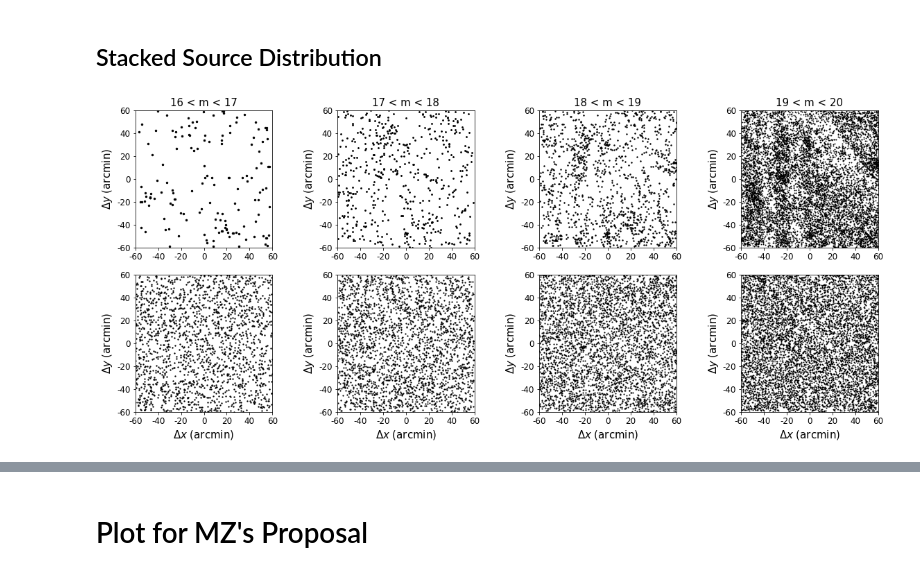
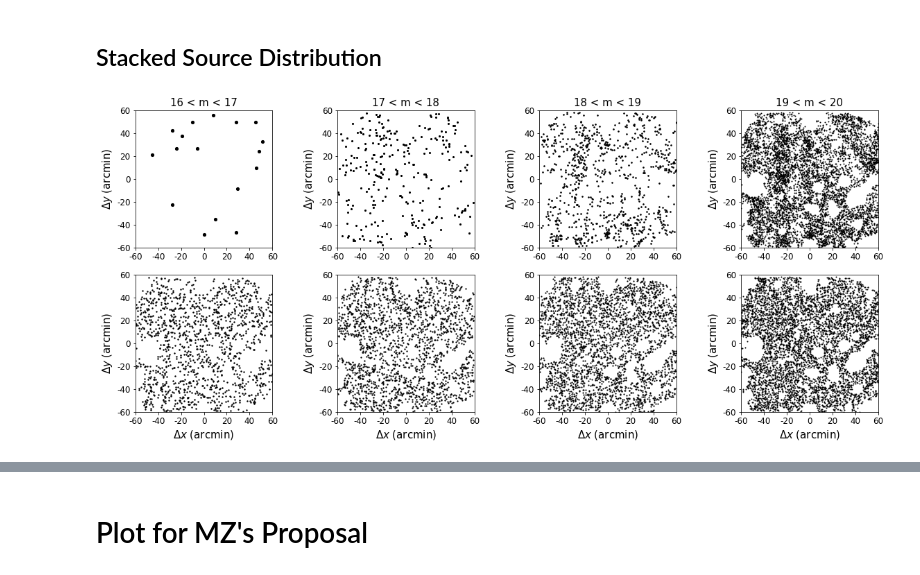
Before and after one commit to yuntingcheng/python_ciber, a Jupyter notebook: stack_modelfit/paperfigs.ipynb, the cells around one changed output, grey strips where cells are left out. Drawn from its saved outputs; the diff is of its cells as text; code cells hidden in the pictures.

```diff
--- a/stack_modelfit/paperfigs.ipynb
+++ b/stack_modelfit/paperfigs.ipynb
@@ -75,14 +7,13 @@ from reduction import *
 from utils import *
 
 data_maps = {1: image_reduction(1), 2: image_reduction(2)}
-
-filt_order = {1:3, 2:5}
 # %%
 pixticks = np.linspace(0,1023,7)
 pixtick_labels = ['-60', '-40', '-20', '0', '20', '40', '60']
 
 for ifield in [4,5,6,7,8]:
     for inst in [1,2]:
+        filt_order = filt_order_dict[inst]
         apf2eps = cal_factor_dict['apf2eps'][inst]
         apf2nWpm2psr = cal_factor_dict['apf2nWpm2psr'][inst][ifield]
         rawmap, DCmap, mask_inst, mapin, cbmap, strmask, FF\
@@ -154,7 +85,7 @@ for ifield in [4,5,6,7,8]:
         axi.set_ylabel(r"$\Delta y$ (arcmin)", fontsize=15)
 
         axi = ax[1][3]
-        filtmap = image_poly_filter(cbmap, strmask*mask_inst, degree=filt_order[inst])
+        filtmap = image_poly_filter(cbmap, strmask*mask_inst, degree=filt_order)
         p = imageclip(filtmap*mask_inst*strmask, ax=axi,
                       vmin=p['vmin'], vmax=p['vmax'],return_objects=True)
         p['cbar'].ax.set_ylabel('$nW/m^2/sr$', rotation=90, fontsize=15)
@@ -307,15 +243,15 @@ for ifield in [4,5,6,7,8]:
     for inst in [1,2]:
         plt.close()
         fig, ax = plt.subplots(2, 4, figsize = (20,6))
+        filt_order = filt_order_dict[inst]
         for im,(m_min,m_max) in enumerate(zip(magbindict['m_min'],magbindict['m_max'])):
-#             stackdat = stacking(inst, ifield, m_min, m_max, load_from_file=True, BGsub=False).stackdat
-            stackdat = stacking(inst, ifield, m_min, m_max, filt_order=filt_order[inst],
+            stackdat = stacking(inst, ifield, m_min, m_max, filt_order=filt_order,
                                 load_from_file=True, BGsub=False).stackdat
 
             plot_err_log(stackdat['rbins'],
                          stackdat['profcb'],
                          np.sqrt(np.diag(stackdat['cov']['profcb'])),
-                         ax=ax[0][im], color='k',label='Source Stack')
+                         ax=ax[0][im], color='k',label='Galaxy Stack')
             ax[0][im].loglog(stackdat['rbins'],stackdat['PSF']['profcb'],
                           'C1', alpha=0.6, lw=3, label='PSF Model')
 #             plot_err_log(stackdat['rbins']*1.01,
@@ -342,5 +278,5 @@ for ifield in [4,5,6,7,8]:
         ax[1][-1].legend(fontsize=12)
 
         plt.savefig('plots/paperfig/profile_TM%d_%s.pdf'%(inst, fieldnamedict[ifield]),
-                    dpi = 200, bbox_inches='tight')
+                    dpi = 150, bbox_inches='tight')
 # %% [output]
@@ -430,42 +416,57 @@ fig1.savefig('plots/paperfig/profile_avg.png'%(inst),
 ## Stacked Source Distribution
 # %%
 from stack_ancillary import *
+# from reduction import *
+# data_maps = {1: image_reduction(1), 2: image_reduction(2)}
 
 pixticks = np.linspace(0,1023,7)
 pixtick_labels = ['-60', '-40', '-20', '0', '20', '40', '60']
 
+inst = 1
 for ifield in [4,5,6,7,8]:
+    cbmap, psmap, strmask, strnum, mask_inst1, mask_inst2 = \
+    load_processed_images(data_maps, return_names=[(inst,ifield,'cbmap'),
+                                        (inst,ifield,'psmap'),
+                                       (inst,ifield,'strmask'),
+                                       (inst,ifield,'strnum'),
+                                       (1,ifield,'mask_inst'),
+                               (2,ifield,'mask_inst')])
+    if inst==1:
+        mask_inst = mask_inst1
+    else:
+        mask_inst = mask_inst2
+
     plt.close()
     fig, ax = plt.subplots(2, 4, figsize = (20,8))
     for im,(m_min,m_max) in enumerate(zip(magbindict['m_min'],magbindict['m_max'])):
-        srcdat = ps_src_select(1, ifield, m_min, m_max,
-                       [np.ones((1024,1024)), np.ones((1024,1024))], sample_type='all')
+        srcdat = ps_src_select(inst, ifield, m_min, m_max,
+            [mask_inst1, mask_inst2], sample_type='all')
         xg, yg = srcdat['xg_arr'], srcdat['yg_arr']
         xs, ys = srcdat['xs_arr'], srcdat['ys_arr']
 
         ax[0][im].scatter(xg, yg, s=np.sqrt(5e3/len(xg)), c='k')
         ax[0][im].set_title('%d < m < %d'%(m_min, m_max), fontsize=15)
         ax[0][im].set_xlim([0,1023])
         ax[0][im].set_ylim([0,1023])
         ax[0][im].set_aspect('equal')
         ax[0][im].set_xticks(pixticks)
         ax[0][im].set_xticklabels(pixtick_labels, fontsize=12)
         ax[0][im].set_yticks(pixticks)
         ax[0][im].set_yticklabels(pixtick_labels, fontsize=12)
         ax[0][im].set_ylabel(r"$\Delta y$ (arcmin)", fontsize=15)
 
         ax[1][im].scatter(xs, ys, s=np.sqrt(5e3/len(xs)), c='k')
         ax[1][im].set_xlim([0,1023])
         ax[1][im].set_ylim([0,1023])
         ax[1][im].set_aspect('equal')
         ax[1][im].set_xticks(pixticks)
         ax[1][im].set_xticklabels(pixtick_labels, fontsize=12)
         ax[1][im].set_xlabel(r"$\Delta x$ (arcmin)", fontsize=15)
         ax[1][im].set_yticks(pixticks)
         ax[1][im].set_yticklabels(pixtick_labels, fontsize=12)
         ax[1][im].set_ylabel(r"$\Delta y$ (arcmin)", fontsize=15)
 
     plt.savefig('plots/paperfig/gal_scatter_%s.pdf'%(fieldnamedict[ifield]),
-                dpi = 200, bbox_inches='tight')
+                dpi = 50, bbox_inches='tight')
 # %% [output]
-[figure, old version]
+[figure, new version]
```
Also changed, not shown: parts of 10 cells of this notebook, 17 other files.
